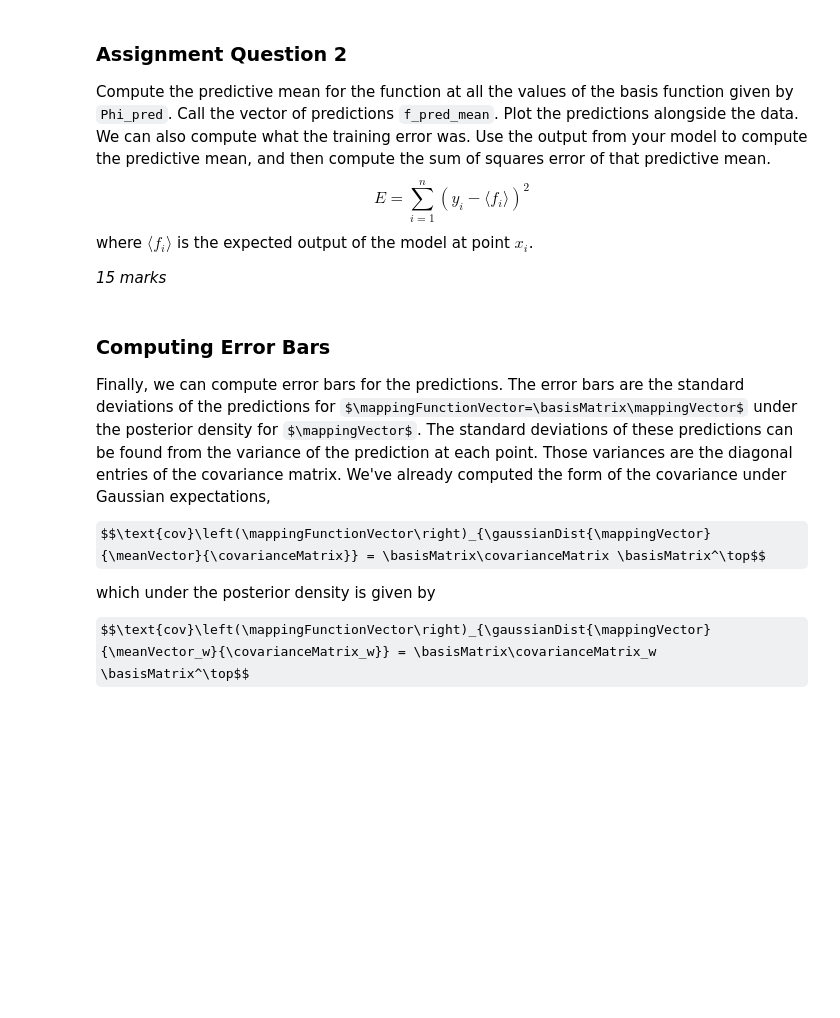
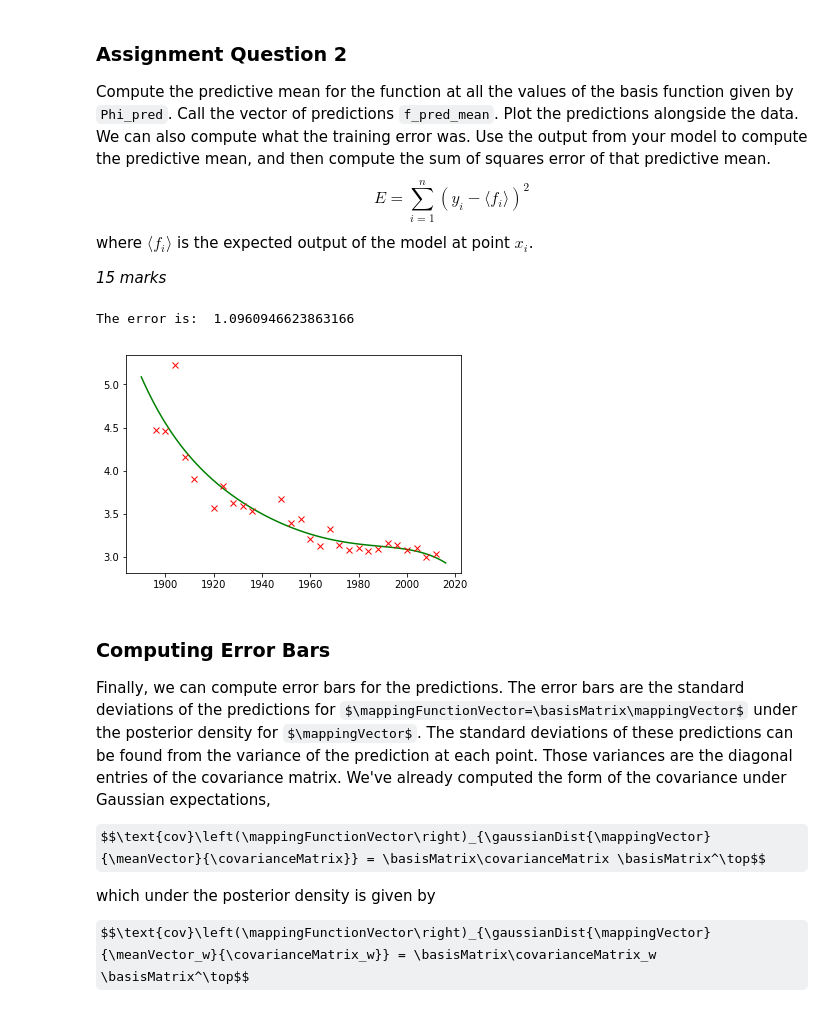
Before and after one commit to Yang-Xavier/ML-Labsession, a Jupyter notebook: week6/lab_session_week6.ipynb, the cells around one changed output. Saved outputs shown, nothing was run; the diff lists cells and outputs as text; code cells hidden in the pictures; some formulas as TeX source; blank space fills up the shorter version.

```diff
--- a/week6/lab_session_week6.ipynb
+++ b/week6/lab_session_week6.ipynb
@@ -366,8 +366,7 @@ Compute the covariance for $\mathbf{w}$ given the training data (using the formu
 # Do not delete these comments, otherwise you will get zero for this answer.
 # Make sure your code has run and the answer is correct *before* submitting your notebook for marking.
 sigma2 = 0.01
-Phi_m = polynomial(x,degree=degree,loc=loc,scale=scale)
-w_cov = np.matrix(1/sigma2*np.dot(Phi_m.T,Phi_m)+1/alpha*np.ones(Phi_m.shape[1])).I
+w_cov = np.matrix(1/sigma2*np.dot(Phi.T,Phi_m)+1/alpha*np.ones(Phi.shape[1])).I
 w_mean = np.asarray(np.dot(np.dot(w_cov*1/sigma2, Phi_m.T), y))
 print("The covariance for  w:")
 print(w_cov)
@@ -572,18 +560,22 @@ where $\langle f_i\rangle$ is the expected output of the model at point $x_i$.
 # %%
 # Question 2 Answer Code
 # Write code for you answer to this question in this box
 # Do not delete these comments, otherwise you will get zero for this answer.
 # Make sure your code has run and the answer is correct *before* submitting your notebook for marking.
 
 # compute mean under posterior density
-f_pred_mean =
+f_pred_mean = np.dot(Phi_pred, w_mean)
 
 # plot the predictions
-
+plt.plot(x_pred,f_pred_mean,'g-')
+plt.plot(x,y,'rx')
 # compute mean at the training data and sum of squares error
-f_mean =
-sum_squares =
+f_mean = np.dot(Phi, w_mean)
+sum_squares = ((y-np.dot(Phi_m,w_mean))**2).sum()
 print('The error is: ', sum_squares)
+# %% [output]
+The error is:  1.0960946623863166
+[figure, added]
 # %% [markdown]
 ### Computing Error Bars
 
```
Also changed, not shown: parts of 3 cells of this notebook.
